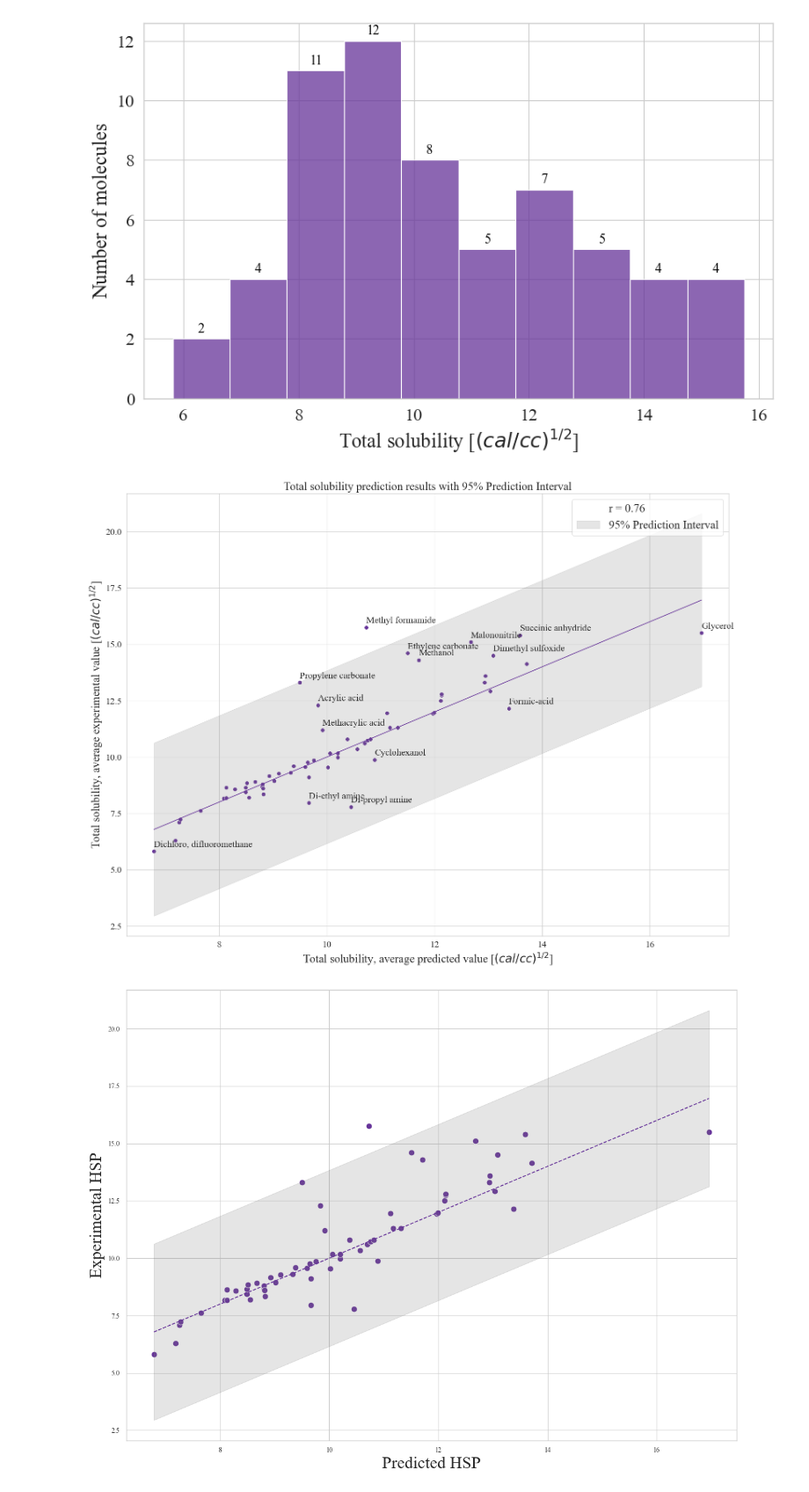
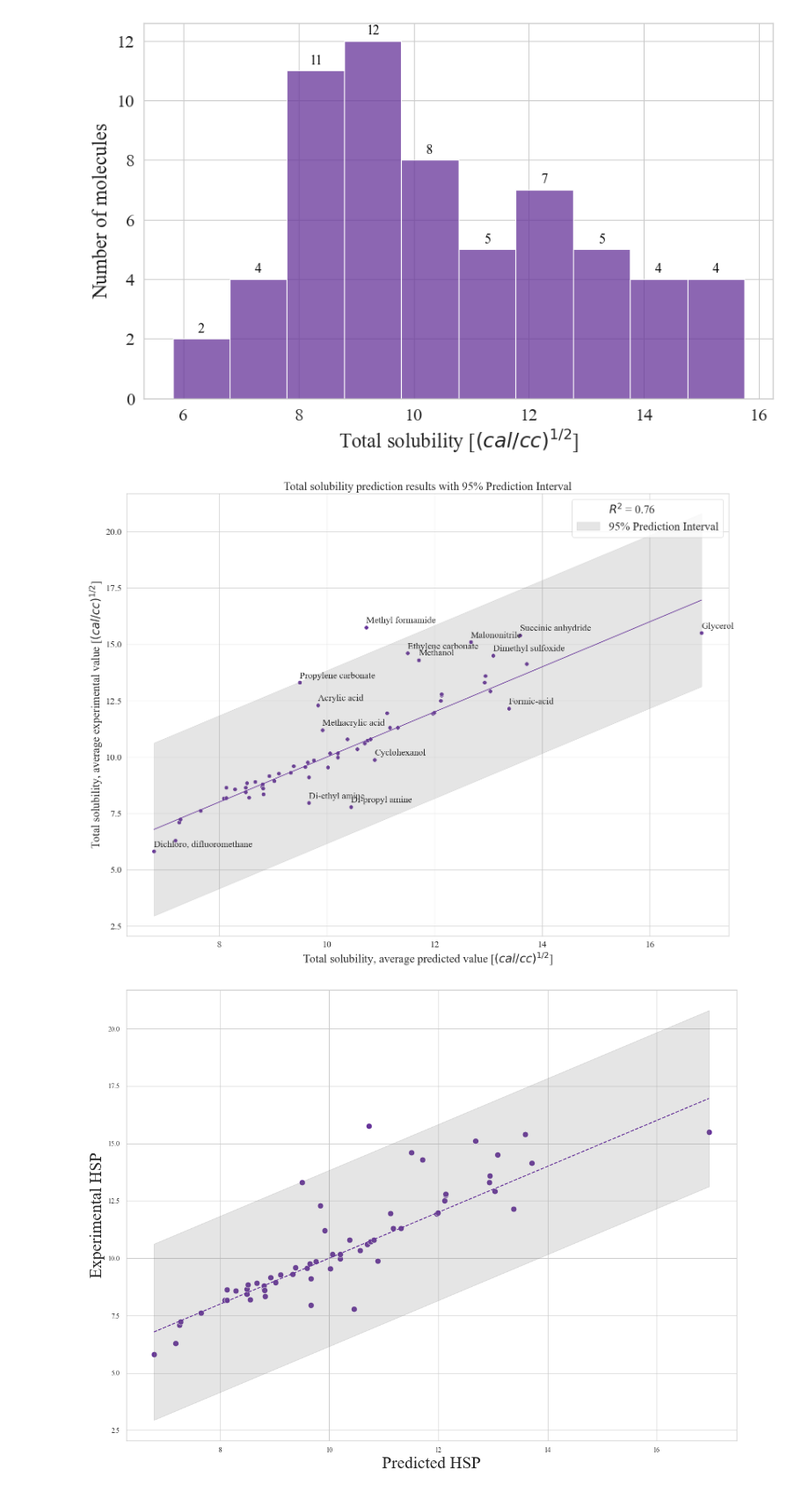
Before and after one commit to darjacvetkovic/HSP-predictions, a Jupyter notebook: plots.ipynb, the cells around one changed output. Shown at 88% size. Drawn from its saved outputs; the diff is of its cells as text; code cells hidden in the pictures.

```diff
--- a/plots.ipynb
+++ b/plots.ipynb
@@ -12,5 +12,5 @@ sns.set_context("paper")
 # %%
-df = pd.read_csv("results/gnn/data_from_42_filtered_results.csv",index_col=0)
+df = pd.read_csv("results/gnn/data_from_1_filtered_results.csv",index_col=0)
 df
 # %% [output]
 |  | Name | Smile | avg.exp.value(cal/cc)1/2 | D predicted | P predicted | H predicted | PRED SOLUBILITY^2 | ... |
@@ -65,37 +65,37 @@ fig.savefig('figs/42_T_histograms.png',dpi=600)
 df = df.sort_values(by='predicted')  # Sort the DataFrame by 'predicted'
 
 z_score = 1.96
 df['lower_bound'] = df['predicted'] - z_score * df['predicted'].std()
 df['upper_bound'] = df['predicted'] + z_score * df['predicted'].std()
 
 # Create the scatter plot with prediction interval
 fig,ax=plt.subplots(figsize=(16, 12))
 ax=sns.scatterplot(x='predicted', y='observed', data=df,color='rebeccapurple',s=50)#rebeccapurple
 for i, row in df.iterrows():
     if row['Name'] in top_diff:
         plt.annotate(row['Name'], (row['predicted'], row['observed']+0.2),fontsize=16)
 
     #if row['predicted']>row['observed']+0.8 or  row['predicted']<row['observed']-0.8:
     #    plt.annotate(row['mol'], (row['predicted'], row['observed']))
 
 #sns.regplot(x='predicted', y='observed', data=df, scatter_kws={'alpha':0.5}, ci=95)
 fig.set_tight_layout(True)
-ax.plot([], [], ' ',color='white', label="r = 0.76")
+ax.plot([], [], ' ',color='white', label="$R{^2}$ = 0.76")
 ax=sns.lineplot(x='predicted',y='predicted',data=df, color='rebeccapurple')
 ax.lines[0].set_linestyle("--")
 ax.fill_between(df['predicted'], df['lower_bound'], df['upper_bound'], color='grey', alpha=0.2, label='95% Prediction Interval')
 plt.title('Total solubility prediction results with 95% Prediction Interval',fontsize=20)
 plt.xlabel(r'Total solubility, average predicted value [$(cal/cc)^{1/2}$]',fontsize=20)
 plt.ylabel(r'Total solubility, average experimental value [$(cal/cc)^{1/2}$]',fontsize=20)
 ax.tick_params(labelsize=16)
 plt.legend(fontsize=20)
 plt.grid(True)
 plt.show()
-fig.savefig('figs/42_GNN.pdf',dpi=600)
+fig.savefig('figs/Figure 6.pdf',dpi=600)
 
-fig.savefig('figs/42_GNN.png',dpi=600)
+fig.savefig('figs/1_GNN.png',dpi=600)
 # %% [output]
-[figure, old version]
+[figure, new version]
 # %%
 df = df.sort_values(by='predicted')  # Sort the DataFrame by 'predicted'
 
```
Also changed, not shown: parts of 4 cells of this notebook, 33 other files.
